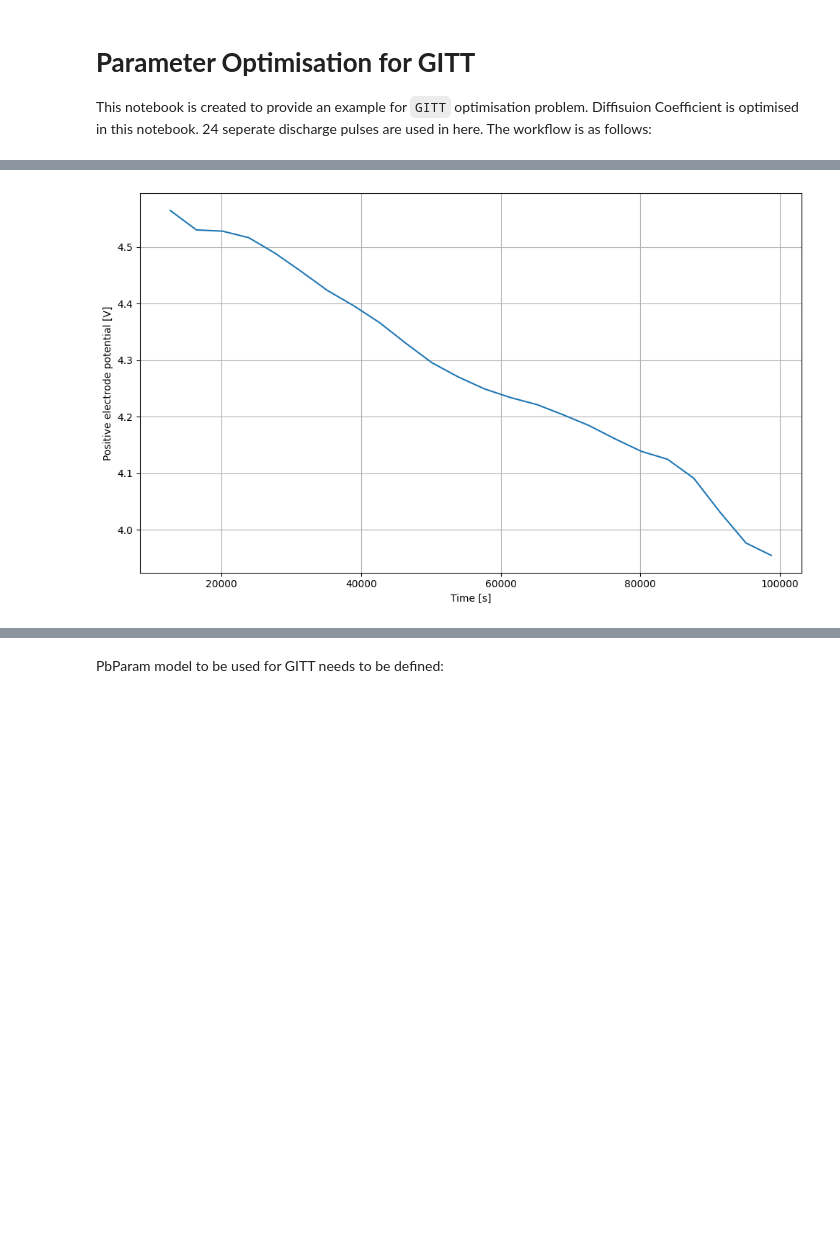
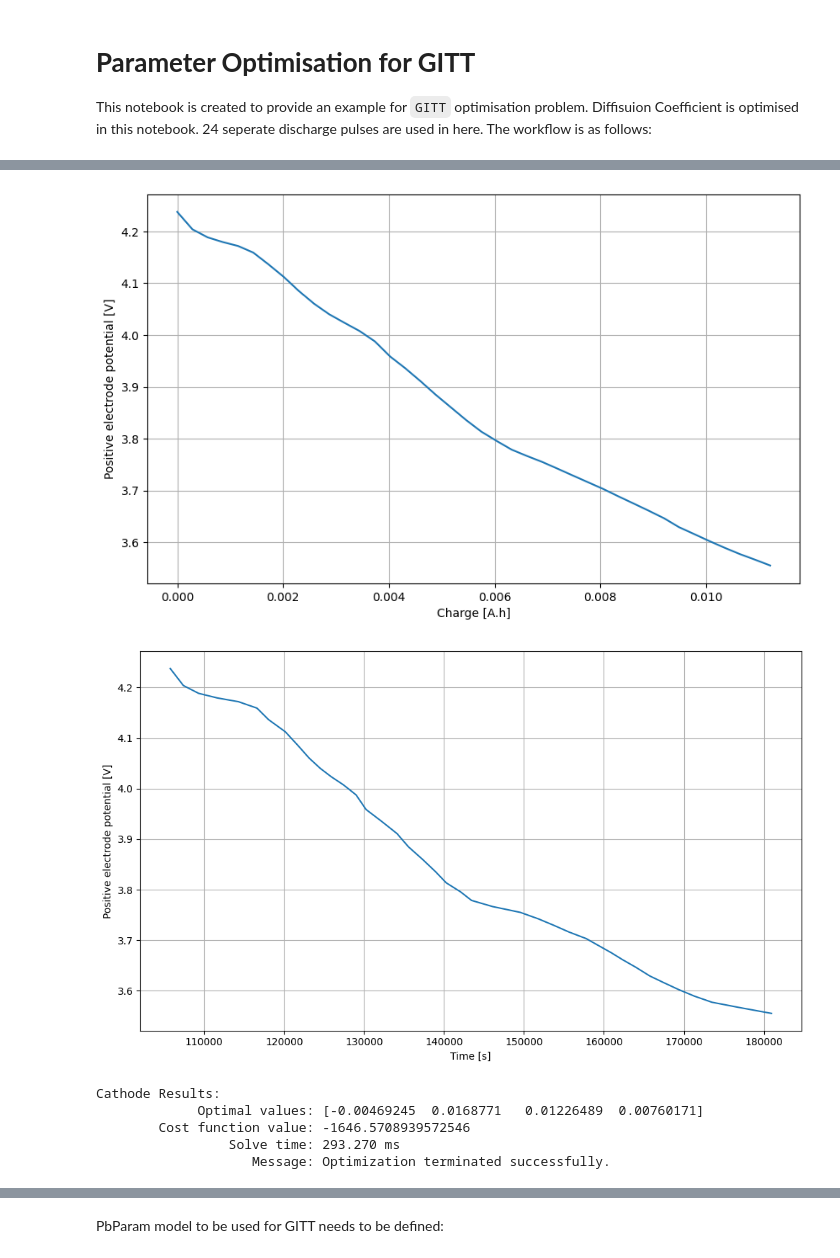
Before and after one commit to paramm-team/pybamm-param, a Jupyter notebook: examples/notebooks/GITT_loop.ipynb, the cells around one changed output, grey strips where cells are left out. Drawn from its saved outputs; the diff is of its cells as text; code cells hidden in the pictures; blank space fills up the shorter version.

```diff
--- a/examples/notebooks/GITT_loop.ipynb
+++ b/examples/notebooks/GITT_loop.ipynb
@@ -25,6 +27,7 @@ sorted_files_by_pulse = [f"pulse_{num}.csv" for num in sorted(pulse_numbers)]
 # Loop through each CSV file and read it into a DataFrame
 dfs = {}  # Store each DataFrame in a dictionary with the filename as the key
 
+# Read all the pulses in the folder
 for csv_file in sorted_files_by_pulse:
-    file_path = os.path.join(folder_path, csv_file)
+    file_path = os.path.join(pulse_folder_path, csv_file)
     dfs[csv_file] = pd.read_csv(file_path)
@@ -31,13 +38,14 @@ for csv_file in sorted_files_by_pulse:
 # %%
 ## OPTIONAL ##
+# If the charge is already calculated, it can be used instead of this.
 
-# Calculation of Charge (Q)
+# Calculation of Charge (A.h)
 
 def compute_cumulative_charge(currents, times, starting_charge):
     q_values = [starting_charge]
     for i in range (1, len(currents)):
-        dt = times[i] - times[i-1]
-        dq = 0.5 * (currents[i]+currents[i-1]) * dt
+        dt = (times[i] - times[i-1]) / 3600
+        dq = 0.5 * np.abs(currents[i]+currents[i-1]) * dt
         q_values.append(q_values[-1] + dq)
     return q_values
 # %%
@@ -48,5 +56,5 @@ for name, df in dfs.items():
     times = df["Time [s]"].tolist()
     q_values = compute_cumulative_charge(currents, times, starting_charge)
     starting_charge = q_values[-1]
-    dfs[name]['Charge (Q)'] = q_values
+    dfs[name]['Charge (A.h)'] = q_values
 # %%
@@ -73,11 +81,10 @@ import matplotlib.pyplot as plt
 fig, ax = plt.subplots(figsize=(10, 6))
 fig2, ax2 =plt.subplots(figsize=(10, 6))
 for file_name, df in dfs.items():
-    plt.title(file_name)
     ax.plot(df['Time [s]'], df["Positive electrode potential [V]"])
-    ax2.plot(df['Charge (Q)'], df["Positive electrode potential [V]"])
+    ax2.plot(df['Charge (A.h)'], df["Positive electrode potential [V]"])
 ax.set_xlabel('Time [s]')
-ax2.set_xlabel('Charge (q)')
+ax2.set_xlabel('Charge (A.h)')
 ax.set_ylabel('Positive electrode potential [V]')
 ax2.set_ylabel('Positive electrode potential [V]')
 ax.grid(True)
@@ -90,15 +97,24 @@ plt.show()
 # %%
-# Create a list to collect the first value from each DataFrame
-first_values = [df['Positive electrode potential [V]'][0] for _, df in dfs.items()] # saving the first values of each pulse.
+# Create a list to collect the first value from each pulse (DataFrame)
+
+# saving the first values of each pulse.
+first_values = [df['Positive electrode potential [V]'][0] for _, df in dfs.items()]
 time_val = [df['Time [s]'][0] for _, df in dfs.items()]
+charge_val = [df['Charge (A.h)'][0] for _, df in dfs.items()]
 
+# Plotting the first values.
 fig, ax = plt.subplots(figsize=(10, 6))
-
-ax.plot(time_val,first_values)
-ax.set_xlabel('Time [s]')
+fig2, ax2 = plt.subplots(figsize=(10, 6))
+ax.plot(charge_val,first_values)
+ax2.plot(time_val,first_values)
+ax2.set_xlabel('Time [s]')
+ax.set_xlabel('Charge [A.h]')
 ax.set_ylabel('Positive electrode potential [V]')
+ax2.set_ylabel('Positive electrode potential [V]')
 ax.grid(True)
+ax2.grid(True)
 plt.tight_layout()
 plt.show()
 # %% [output]
-[figure, old version]
+[figure, new version]
+[figure, added]
@@ -104,0 +140,9 @@ plt.show()
+# %%
+# Results are printed.
+print("Cathode Results: ",result_cathode)
+# %% [output]
+Cathode Results:
+             Optimal values: [-0.00469245  0.0168771   0.01226489  0.00760171]
+        Cost function value: -1646.5708939572546
+                 Solve time: 293.270 ms
+                    Message: Optimization terminated successfully.
```
Also changed, not shown: parts of 17 cells of this notebook, 50 other files.
